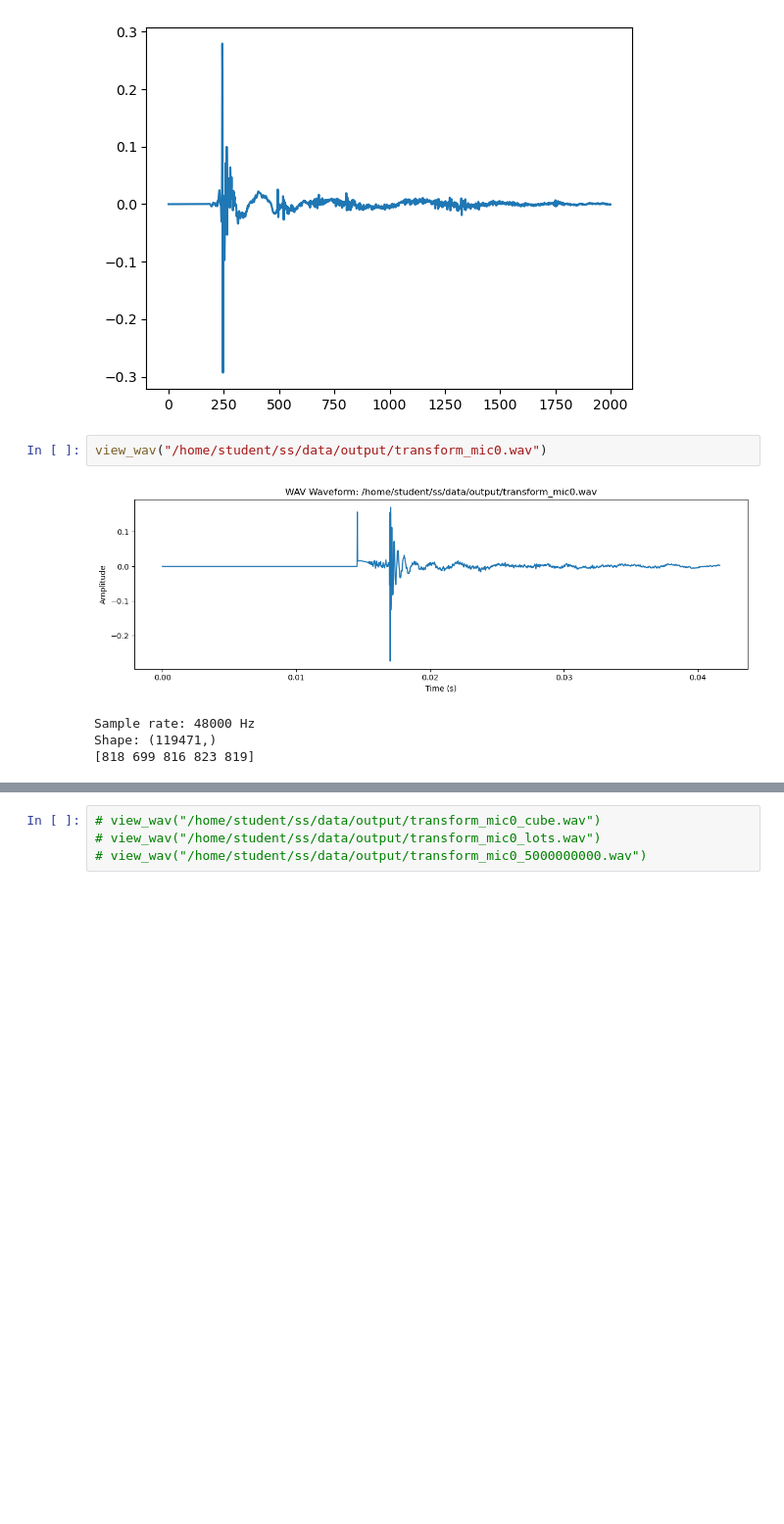
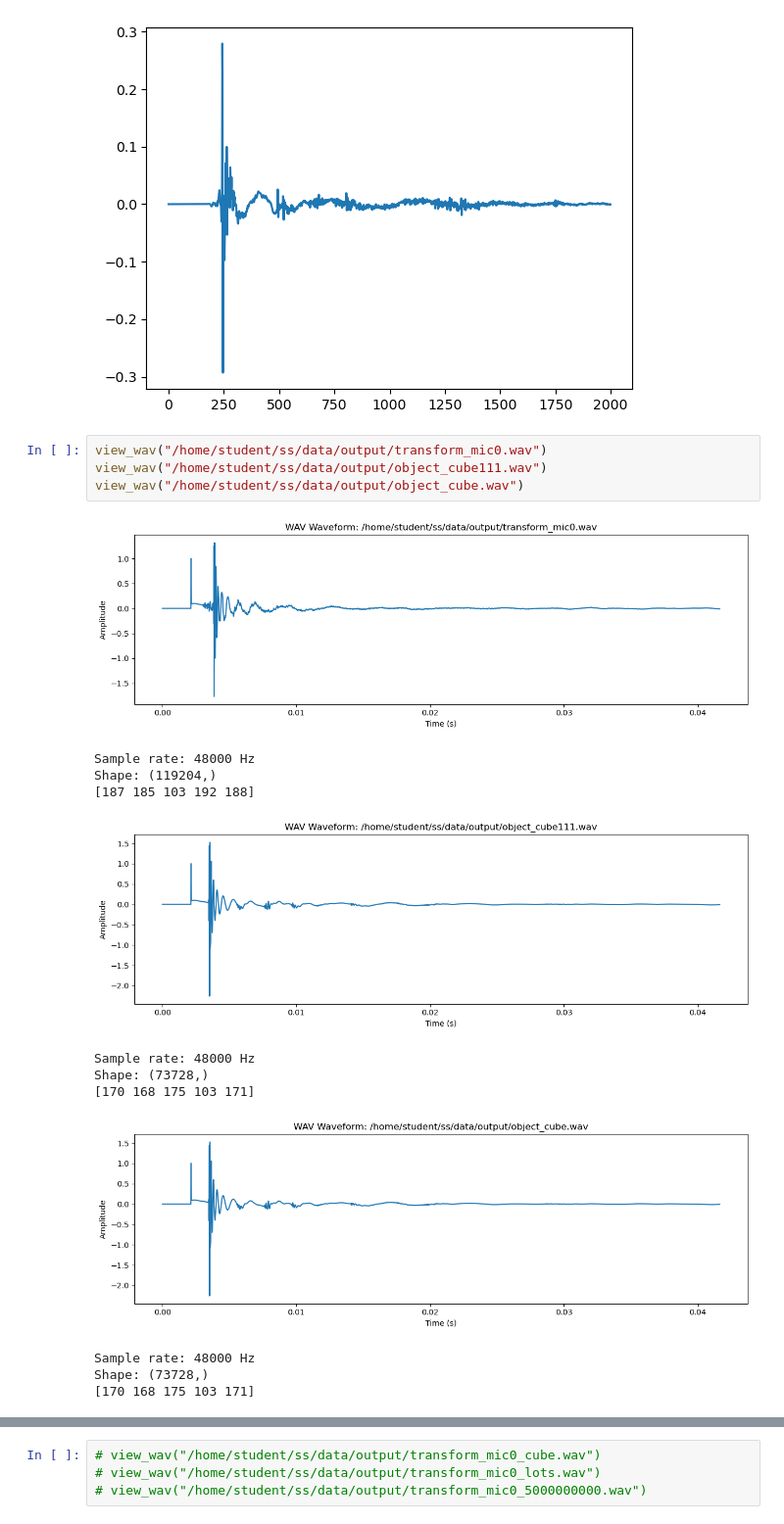
Before and after one commit to menthems/acoustic-change-detection, a Jupyter notebook: data/wav_viewer.ipynb, the cells around one changed output, grey strips where cells are left out. Shown at 98% size. Drawn from its saved outputs; the diff is of its cells as text; blank space fills up the shorter version.

```diff
--- a/data/wav_viewer.ipynb
+++ b/data/wav_viewer.ipynb
@@ -78,8 +82,18 @@ print(real_empty_mic0.argmax())
 [figure]
 # %%
 view_wav("/home/student/ss/data/output/transform_mic0.wav")
+view_wav("/home/student/ss/data/output/object_cube111.wav")
+view_wav("/home/student/ss/data/output/object_cube.wav")
 # %% [output]
-[figure, old version]
+[figure, new version]
 Sample rate: 48000 Hz
-Shape: (119471,)
-[818 699 816 823 819]
+Shape: (119204,)
+[187 185 103 192 188]
+[figure, added]
+Sample rate: 48000 Hz
+Shape: (73728,)
+[170 168 175 103 171]
+[figure, added]
+Sample rate: 48000 Hz
+Shape: (73728,)
+[170 168 175 103 171]
```
Also changed, not shown: parts of 3 cells of this notebook, 1 other file.
